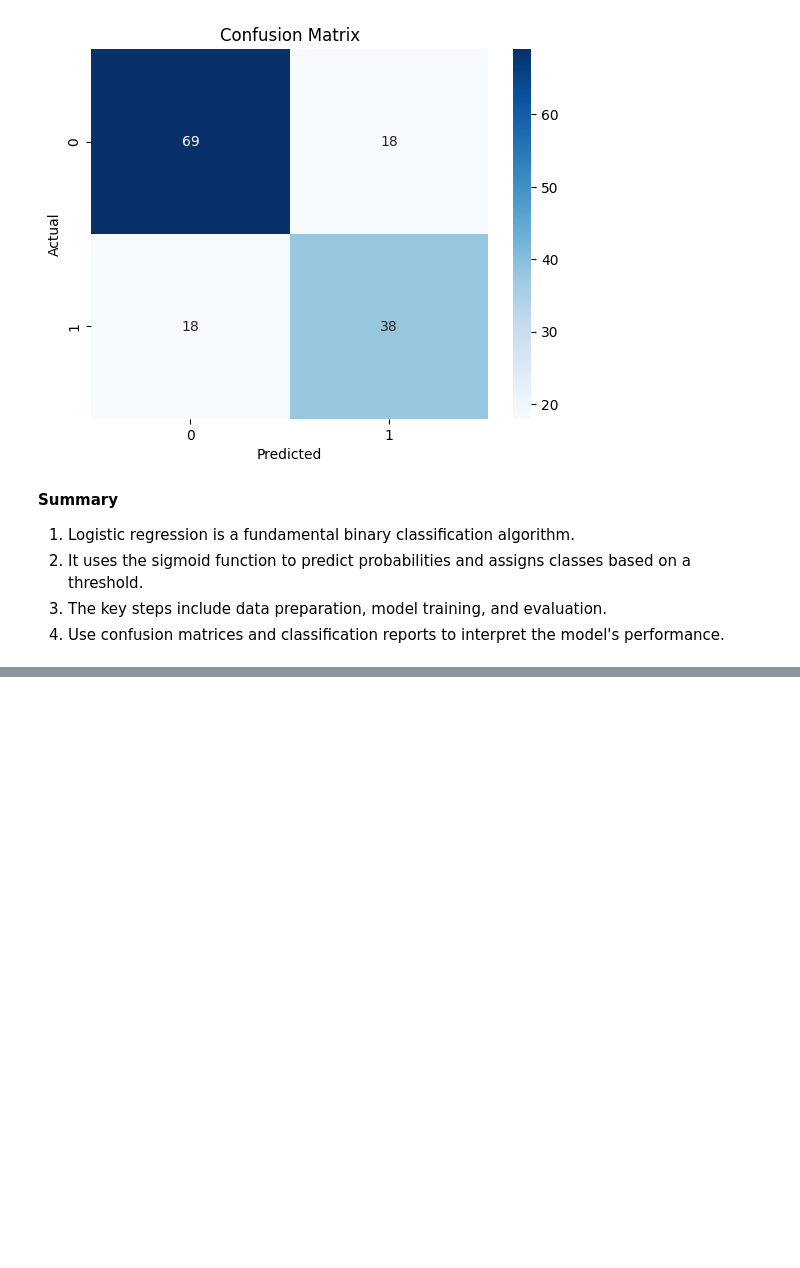
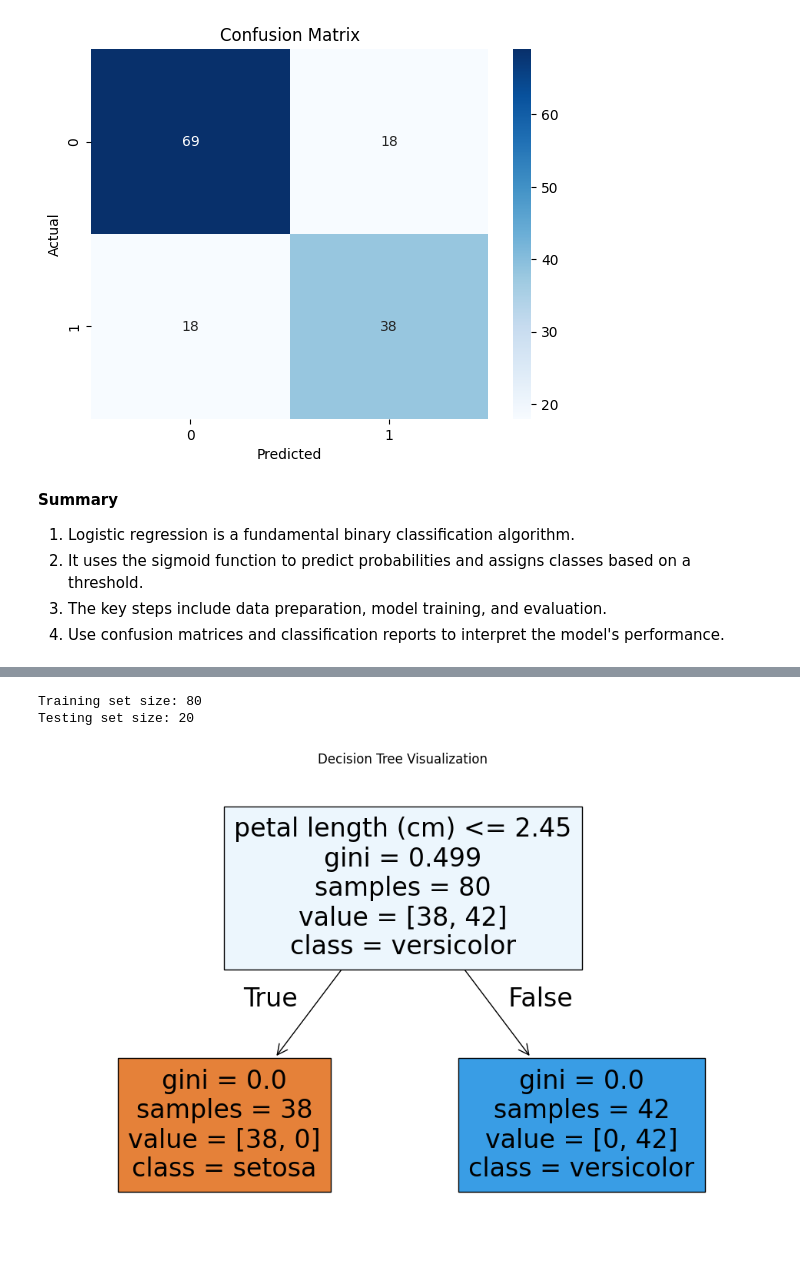
Before and after one commit to shivannadm/Data_Science_path, a Jupyter notebook: Lab_Exercise_05_Data_Science.ipynb, the cells around one changed output, grey strips where cells are left out. Cells and saved outputs as stored; diff of their text form; code cells hidden in the pictures; blank space fills up the shorter version.

```diff
--- a/Lab_Exercise_05_Data_Science.ipynb
+++ b/Lab_Exercise_05_Data_Science.ipynb
@@ -383,0 +406,14 @@ plot_decision_boundary(X_simple, y, model)
+# %%
+# Step 2: Load and Explore the Dataset
+# Load the Iris dataset
+from sklearn.datasets import load_iris
+
+data = load_iris()
+df = pd.DataFrame(data.data, columns=data.feature_names)
+df['target'] = data.target
+
+# Filter for binary classification (target 0 and 1)
+df = df[df['target'] != 2]
+
+# Display the first few rows
+print(df.head())
@@ -383,0 +434,27 @@ plot_decision_boundary(X_simple, y, model)
+# %%
+# Step 3: Split the Data
+# Define features (X) and target (y)
+X = df.drop('target', axis=1)
+y = df['target']
+
+# Split the dataset
+X_train, X_test, y_train, y_test = train_test_split(X, y, test_size=0.2, random_state=42)
+
+print(f"Training set size: {len(X_train)}")
+print(f"Testing set size: {len(X_test)}")
+# %% [output]
+Training set size: 80
+Testing set size: 20
+# %%
+# Step 4: Train the Decision Tree Classifier
+# Initialize and train the decision tree classifier
+tree_model = DecisionTreeClassifier(criterion='gini', max_depth=3, random_state=42)
+tree_model.fit(X_train, y_train)
+
+# Display tree structure
+plt.figure(figsize=(12, 8))
+plot_tree(tree_model, feature_names=data.feature_names, class_names=data.target_names[:2], filled=True)
+plt.title('Decision Tree Visualization')
+plt.show()
+# %% [output]
+[figure, added]
```
Also changed, not shown: parts of 16 cells of this notebook.
